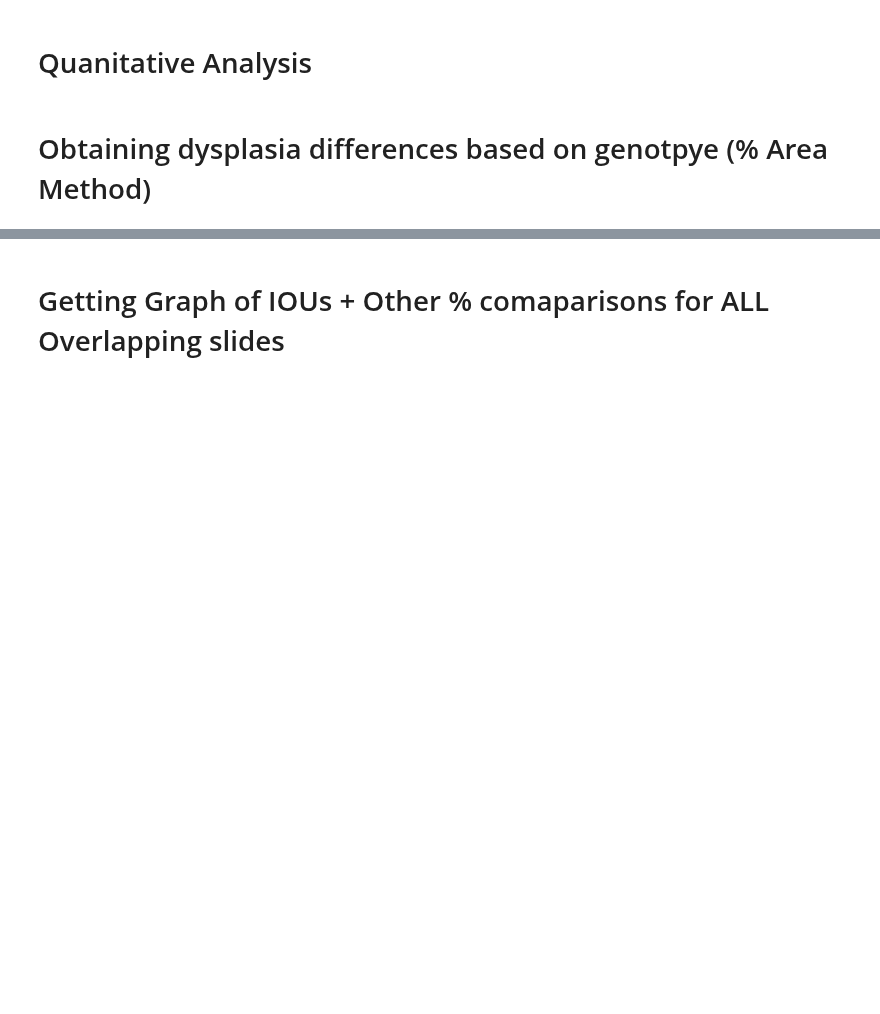
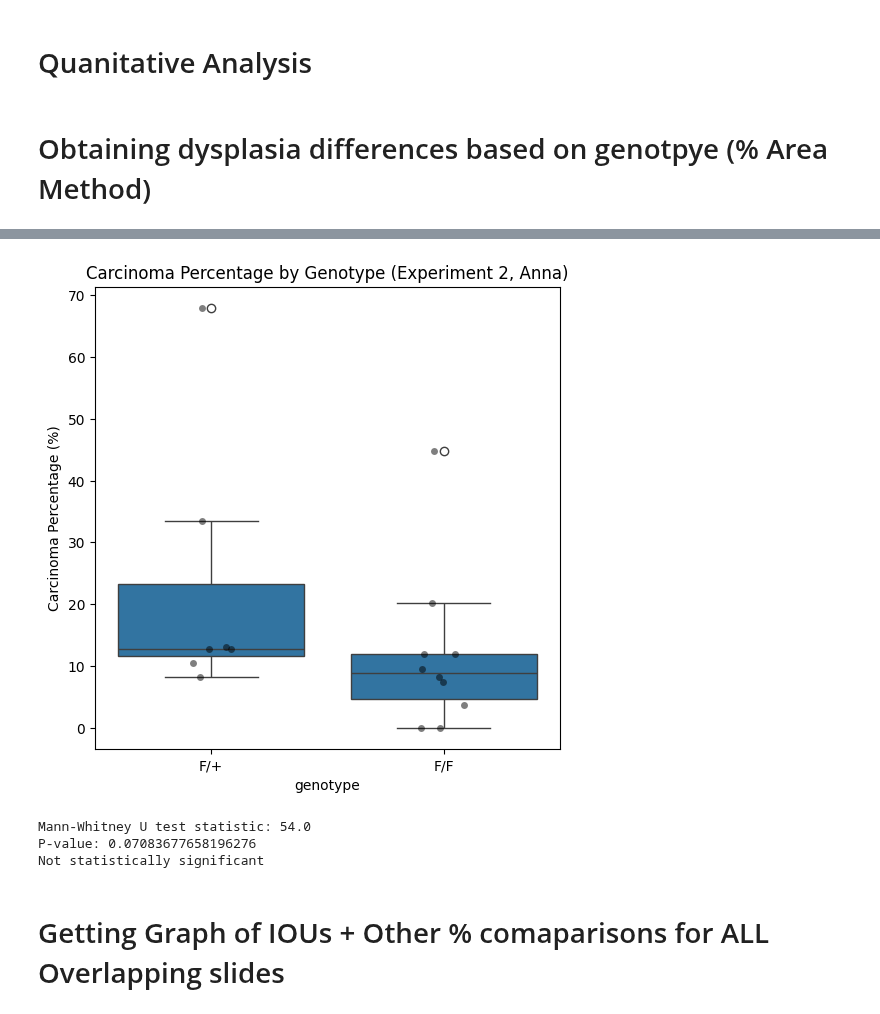
Before and after one commit to Satanna1/Cancer_Project_2025, a Jupyter notebook: Qualitative_Notebook.ipynb, the cells around one changed output, grey strips where cells are left out. Cells and saved outputs as stored; diff of their text form; code cells hidden in the pictures; blank space fills up the shorter version.

Commit message:
updated with carcinoma percentage detection

```diff
--- a/Qualitative_Notebook.ipynb
+++ b/Qualitative_Notebook.ipynb
@@ -112,7 +153,8 @@ from shapely.geometry import Polygon, MultiPolygon
 
 #directories for the annotation CSV files
 grayson_dir = "/home/stanna/labshare/PROJECTS/PDCD10/rois/grayson"
-anna_dir = "/home/stanna/labshare/PROJECTS/PDCD10/rois/anna"
+#location updated with newer csvs
+anna_dir = "/home/stanna/Cancer_Project_2025/Anna/rois_csvs"
 
 # Directory where comparison images will be saved
 output_dir = "/home/stanna/labshare/PROJECTS/PDCD10/roi_comparisons"
@@ -346,23 +422,6 @@ def compute_overlap_metrics(union_A, union_B):
     dice = (2 * intersection_area) / total_area if total_area > 0 else 0
 
     return intersection_area, iou, dice
-# %%
-# Defining the WSI objects
-import slideflow as sf
-
-wsi_grayson = sf.WSI(
-    path="/home/stanna/labshare/SLIDES/PDCD10/4NQO_then_TAM/AG987F.svs",
-    tile_px=256,
-    tile_um=128,
-    rois="/home/stanna/labshare/PROJECTS/PDCD10/rois/grayson/AG987F.csv"
-)
-
-wsi_anna = sf.WSI(
-    path="/home/stanna/labshare/SLIDES/PDCD10/4NQO_then_TAM/AG987F.svs",
-    tile_px=256,
-    tile_um=128,
-    rois="/home/stanna/labshare/PROJECTS/PDCD10/rois/anna/AG987F.csv"
-)
 # %%
 #Using the functions to get the percentage of dysplasia each pathologist labelled
 dysplasia_labels = {"dysplasia", "mild", "moderate", "severe"}
@@ -676,3 +1005,41 @@ else:
+# %%
+#make boxplot of carcinoma percentage by genotype
+import seaborn as sns
+import matplotlib.pyplot as plt
+
+#drop rows where area is zero
+#make boxplot of carcinoma percentage by genotype
+plt.figure(figsize=(6, 6))
+sns.boxplot(x='genotype', y='car_percentage_anna', data=results)
+sns.stripplot(x='genotype', y='car_percentage_anna', data=results,
+              color='black', alpha=0.5)  # optional jittered points
+
+plt.title("Carcinoma Percentage by Genotype (Experiment 2, Anna)")
+plt.ylabel("Carcinoma Percentage (%)")
+plt.show()
+# %% [output]
+[figure, added]
+# %%
+#seeing if results are statistically different
+from scipy.stats import mannwhitneyu
+
+# Split groups
+group_fplus = results[results["genotype"] == "F/+"]["car_percentage_anna"]
+group_ff = results[results["genotype"] == "F/F"]["car_percentage_anna"]
+
+stat, p = mannwhitneyu(group_fplus, group_ff, alternative='two-sided')
+
+print(f"Mann-Whitney U test statistic: {stat}")
+print(f"P-value: {p}")
+
+if p < 0.05:
+    print("Statistically significant difference")
+else:
+    print("Not statistically significant")
+# %% [output]
+Mann-Whitney U test statistic: 54.0
+P-value: 0.07083677658196276
+Not statistically significant
 # %% [markdown]
 # Getting Graph of IOUs + Other % comaparisons for ALL Overlapping slides
 # %%
```
Also changed, not shown: parts of 29 cells of this notebook, 5 other files.
